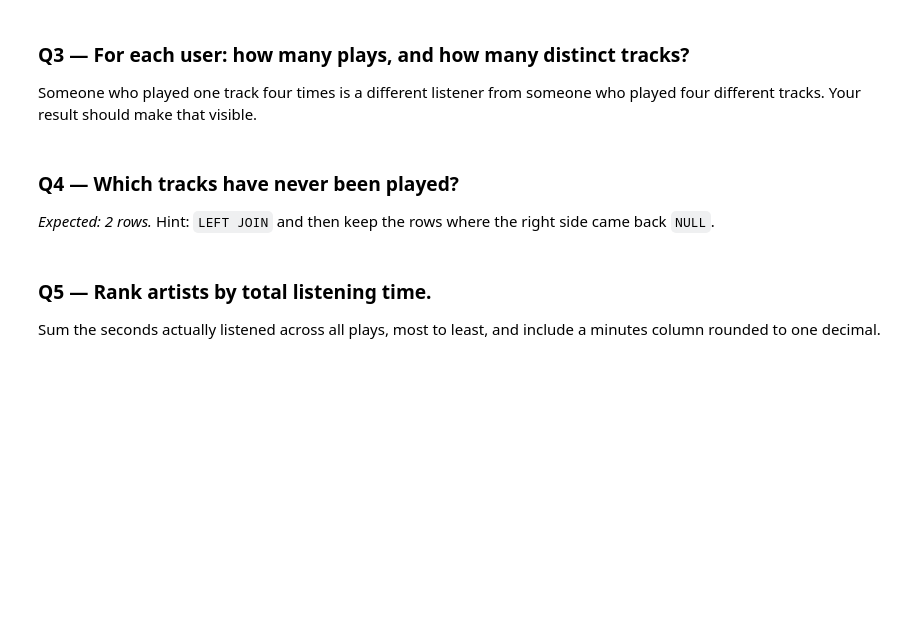
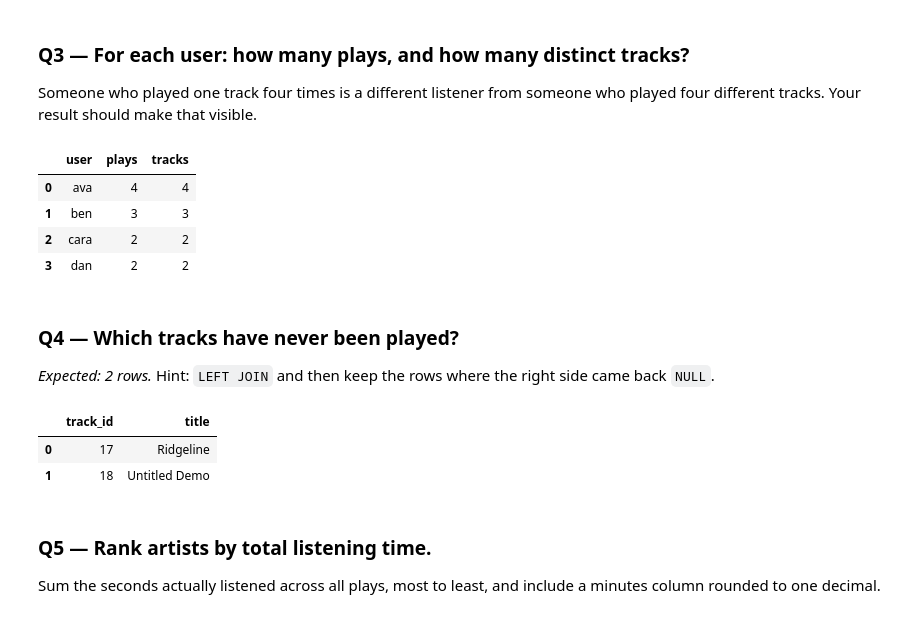
Before and after one commit to zhang-dny/ds2002-fa26, a Jupyter notebook: notebooks/02-sql-databases/2026-09-11 — SQL Challenge Set — Lab.ipynb, the cells around one changed output. Drawn from its saved outputs; the diff is of its cells as text; code cells hidden in the pictures; blank space fills up the shorter version.

```diff
--- a/notebooks/02-sql-databases/2026-09-11 — SQL Challenge Set — Lab.ipynb
+++ b/notebooks/02-sql-databases/2026-09-11 — SQL Challenge Set — Lab.ipynb
@@ -82,17 +83,36 @@ LIMIT 1
 
 Someone who played one track four times is a different listener from someone who played four different tracks. Your result should make that visible.
 # %%
-q('''
-
+q3 = q('''
+SELECT user, COUNT(*) AS plays, COUNT (DISTINCT track_id) AS tracks
+FROM plays
+GROUP BY user
+ORDER BY plays DESC, tracks DESC
 ''')
+q3
+# %% [output]
+|  | user | plays | tracks |
+| 0 | ava | 4 | 4 |
+| 1 | ben | 3 | 3 |
+| 2 | cara | 2 | 2 |
+| 3 | dan | 2 | 2 |
 # %% [markdown]
 ### Q4 — Which tracks have never been played?
 
 *Expected: 2 rows.* Hint: `LEFT JOIN` and then keep the rows where the right side came back `NULL`.
 # %%
-q('''
-
+q4 = q('''
+SELECT tracks.track_id, tracks.title
+FROM tracks
+LEFT JOIN plays
+ON tracks.track_id = plays.track_id
+WHERE plays.track_id IS NULL
 ''')
+q4
+# %% [output]
+|  | track_id | title |
+| 0 | 17 | Ridgeline |
+| 1 | 18 | Untitled Demo |
 # %% [markdown]
 ### Q5 — Rank artists by total listening time.
 
```
Also changed, not shown: parts of 7 cells of this notebook.
